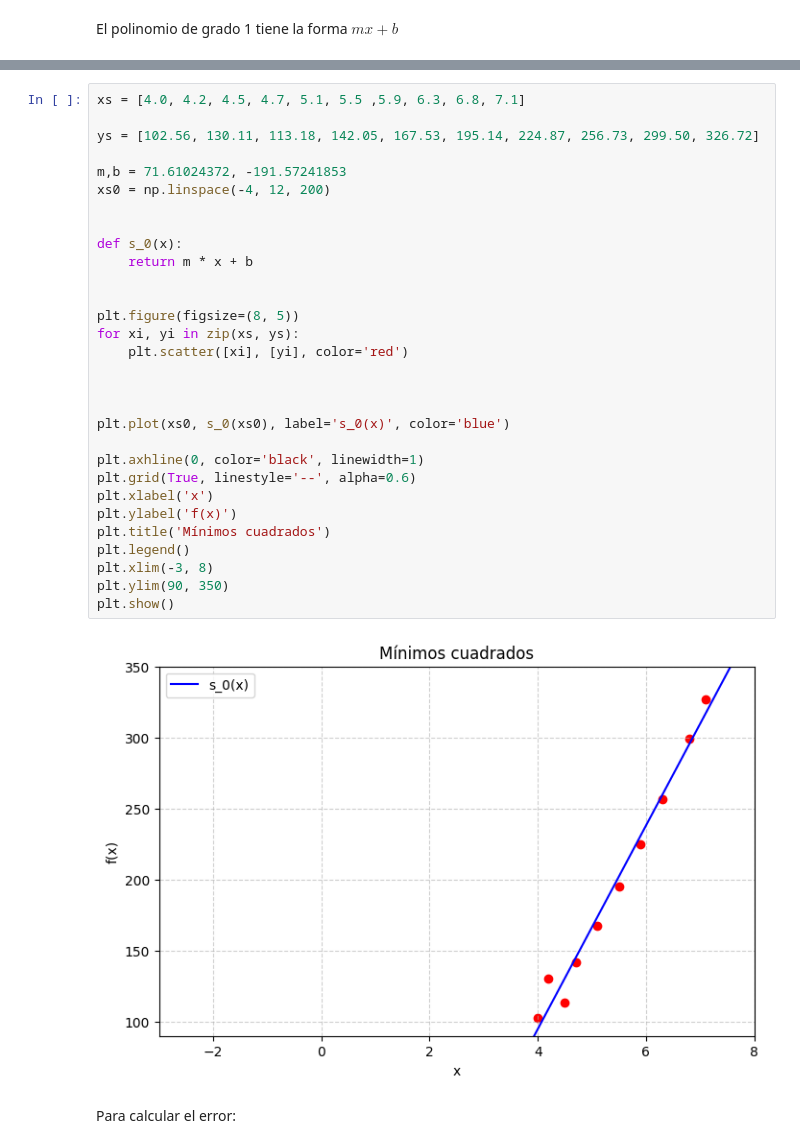
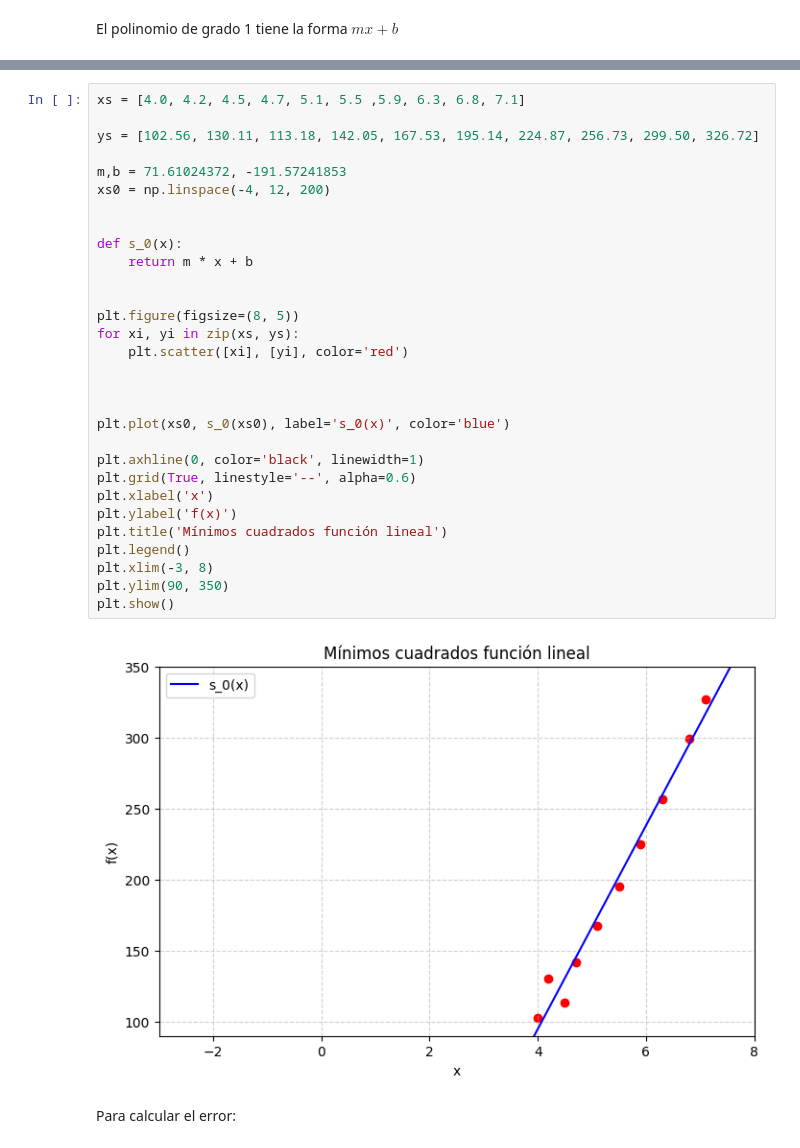
Before and after one commit to Dalzsfn/TareasMetodosNumericos, a Jupyter notebook: Tarea08/Tarea08.ipynb, the cells around one changed output, grey strips where cells are left out. Drawn from its saved outputs; the diff is of its cells as text.

```diff
--- a/Tarea08/Tarea08.ipynb
+++ b/Tarea08/Tarea08.ipynb
@@ -94,35 +57,35 @@ array([  71.61024372, -191.57241853])
 # %%
 xs = [4.0, 4.2, 4.5, 4.7, 5.1, 5.5 ,5.9, 6.3, 6.8, 7.1]
 
 ys = [102.56, 130.11, 113.18, 142.05, 167.53, 195.14, 224.87, 256.73, 299.50, 326.72]
 
 m,b = 71.61024372, -191.57241853
 xs0 = np.linspace(-4, 12, 200)
 
 
 def s_0(x):
     return m * x + b
 
 
 plt.figure(figsize=(8, 5))
 for xi, yi in zip(xs, ys):
     plt.scatter([xi], [yi], color='red')
 
 
 
 plt.plot(xs0, s_0(xs0), label='s_0(x)', color='blue')
 
 plt.axhline(0, color='black', linewidth=1)
 plt.grid(True, linestyle='--', alpha=0.6)
 plt.xlabel('x')
 plt.ylabel('f(x)')
-plt.title('Mínimos cuadrados')
+plt.title('Mínimos cuadrados función lineal')
 plt.legend()
 plt.xlim(-3, 8)
 plt.ylim(90, 350)
 plt.show()
 # %% [output]
-[figure, old version]
+[figure, new version]
 # %% [markdown]
 Para calcular el error:
 # %%
```
Also changed, not shown: parts of 71 cells of this notebook.
